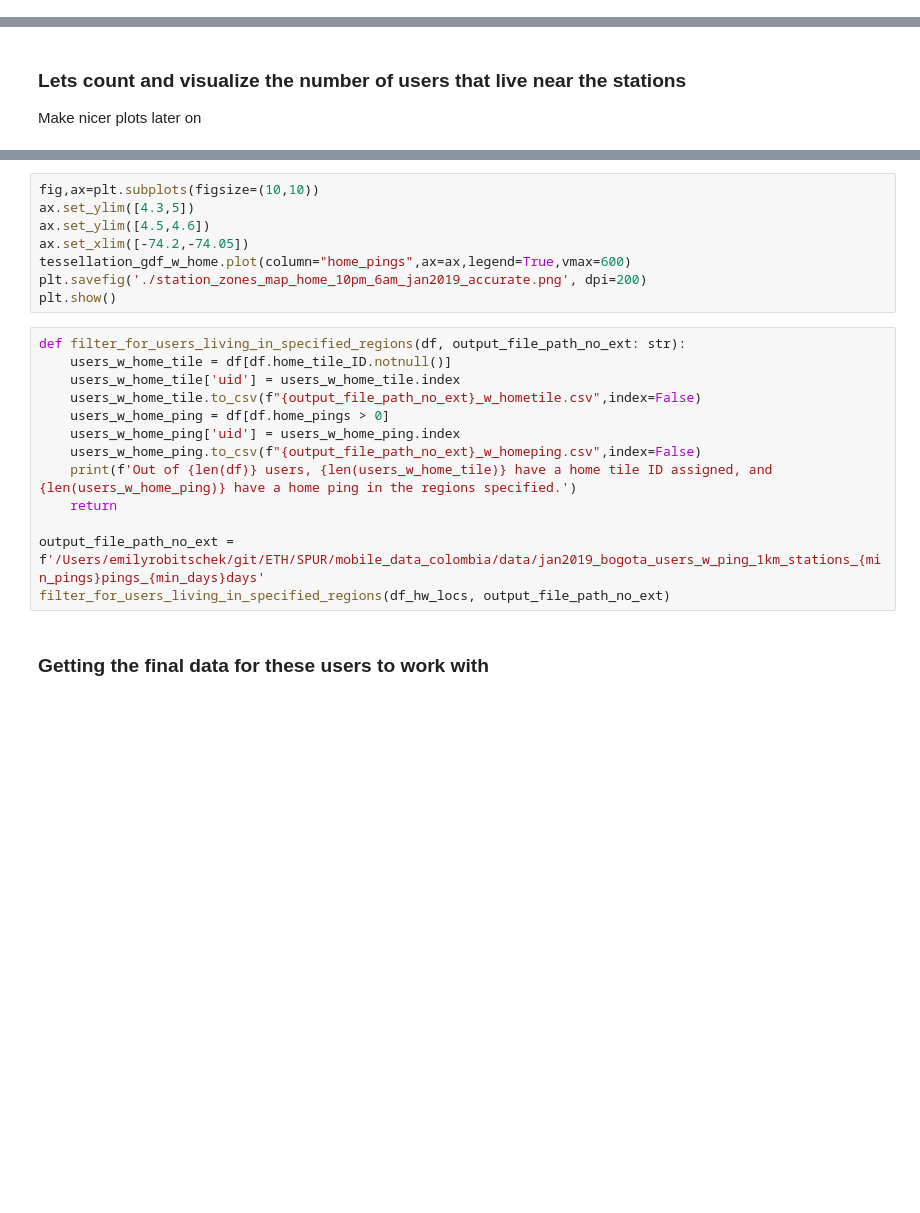
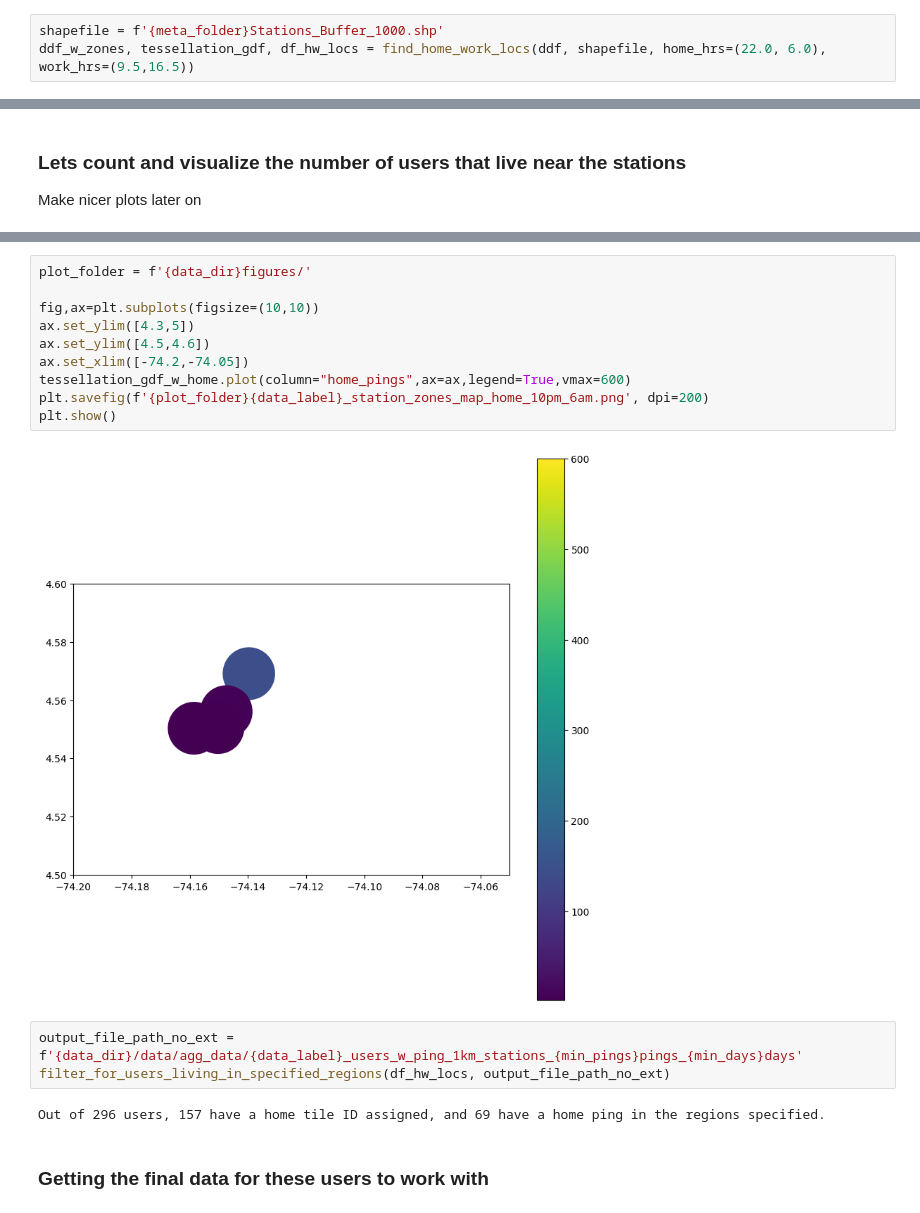
Before and after one commit to spur-eth/mobile_data_colombia, a Jupyter notebook: code/qual_checks_filter.ipynb, the cells around one changed output, grey strips where cells are left out. Saved outputs shown, nothing was run; the diff lists cells and outputs as text; blank space fills up the shorter version.

```diff
--- a/code/qual_checks_filter.ipynb
+++ b/code/qual_checks_filter.ipynb
@@ -303,3 +380,6 @@ ddf_w_zones, tessellation_gdf, df_hw_locs = find_home_work_locs(ddf, shapefile,
+# %%
+shapefile = f'{meta_folder}Stations_Buffer_1000.shp'
+ddf_w_zones, tessellation_gdf, df_hw_locs = find_home_work_locs(ddf, shapefile, home_hrs=(22.0, 6.0), work_hrs=(9.5,16.5))
 # %%
 tessellation_gdf_w_home =pd.merge(tessellation_gdf,df_hw_locs.groupby(by="home_tile_ID").count().reset_index()[["home_tile_ID","home_pings"]],left_on="tile_ID",right_on="home_tile_ID")
 # %% [markdown]
@@ -313,24 +406,20 @@ tessellation_gdf_w_home
 # %%
+plot_folder = f'{data_dir}figures/'
+
 fig,ax=plt.subplots(figsize=(10,10))
 ax.set_ylim([4.3,5])
 ax.set_ylim([4.5,4.6])
 ax.set_xlim([-74.2,-74.05])
 tessellation_gdf_w_home.plot(column="home_pings",ax=ax,legend=True,vmax=600)
-plt.savefig('./station_zones_map_home_10pm_6am_jan2019_accurate.png', dpi=200)
+plt.savefig(f'{plot_folder}{data_label}_station_zones_map_home_10pm_6am.png', dpi=200)
 plt.show()
+# %% [output]
+[figure, added]
-# %%
-def filter_for_users_living_in_specified_regions(df, output_file_path_no_ext: str):
-    users_w_home_tile = df[df.home_tile_ID.notnull()]
-    users_w_home_tile['uid'] = users_w_home_tile.index
-    users_w_home_tile.to_csv(f"{output_file_path_no_ext}_w_hometile.csv",index=False)
-    users_w_home_ping = df[df.home_pings > 0]
-    users_w_home_ping['uid'] = users_w_home_ping.index
-    users_w_home_ping.to_csv(f"{output_file_path_no_ext}_w_homeping.csv",index=False)
-    print(f'Out of {len(df)} users, {len(users_w_home_tile)} have a home tile ID assigned, and {len(users_w_home_ping)} have a home ping in the regions specified.')
-    return
-
-output_file_path_no_ext = f'/Users/emilyrobitschek/git/ETH/SPUR/mobile_data_colombia/data/jan2019_bogota_users_w_ping_1km_stations_{min_pings}pings_{min_days}days'
-filter_for_users_living_in_specified_regions(df_hw_locs, output_file_path_no_ext)
+# %%
+output_file_path_no_ext = f'{data_dir}/data/agg_data/{data_label}_users_w_ping_1km_stations_{min_pings}pings_{min_days}days'
+filter_for_users_living_in_specified_regions(df_hw_locs, output_file_path_no_ext)
+# %% [output]
+Out of 296 users, 157 have a home tile ID assigned, and 69 have a home ping in the regions specified.
 # %% [markdown]
 ### Getting the final data for these users to work with
 # %%
```
Also changed, not shown: parts of 41 cells of this notebook.
